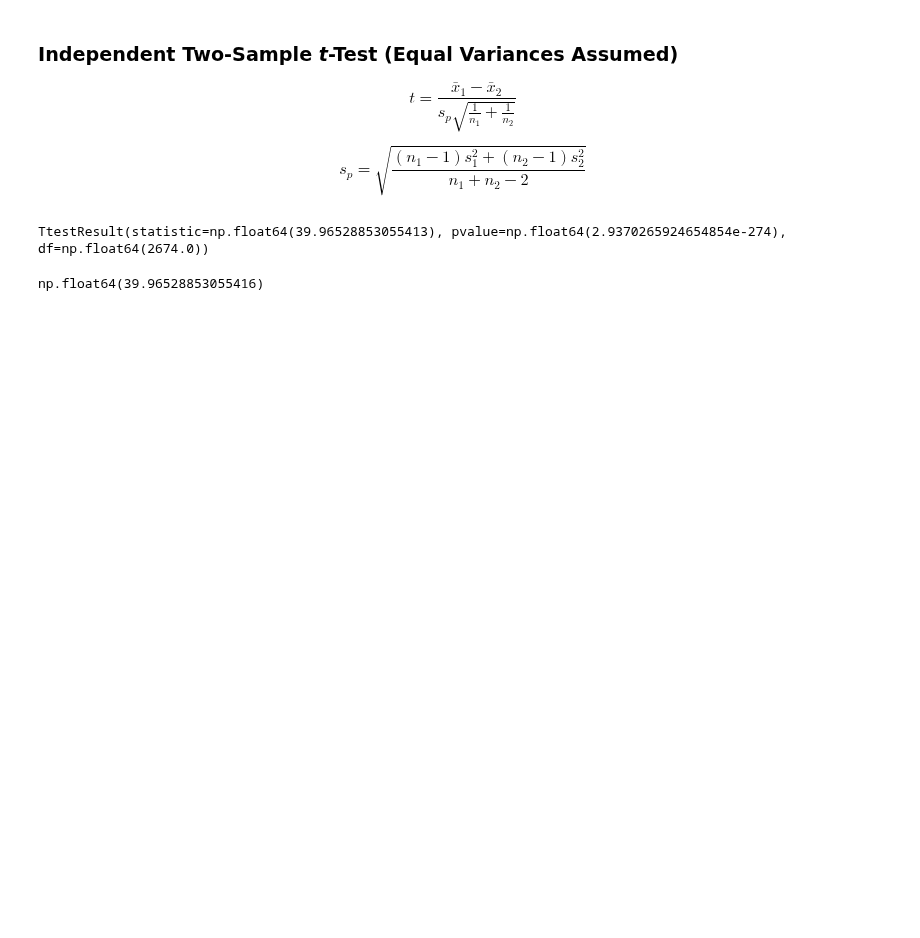
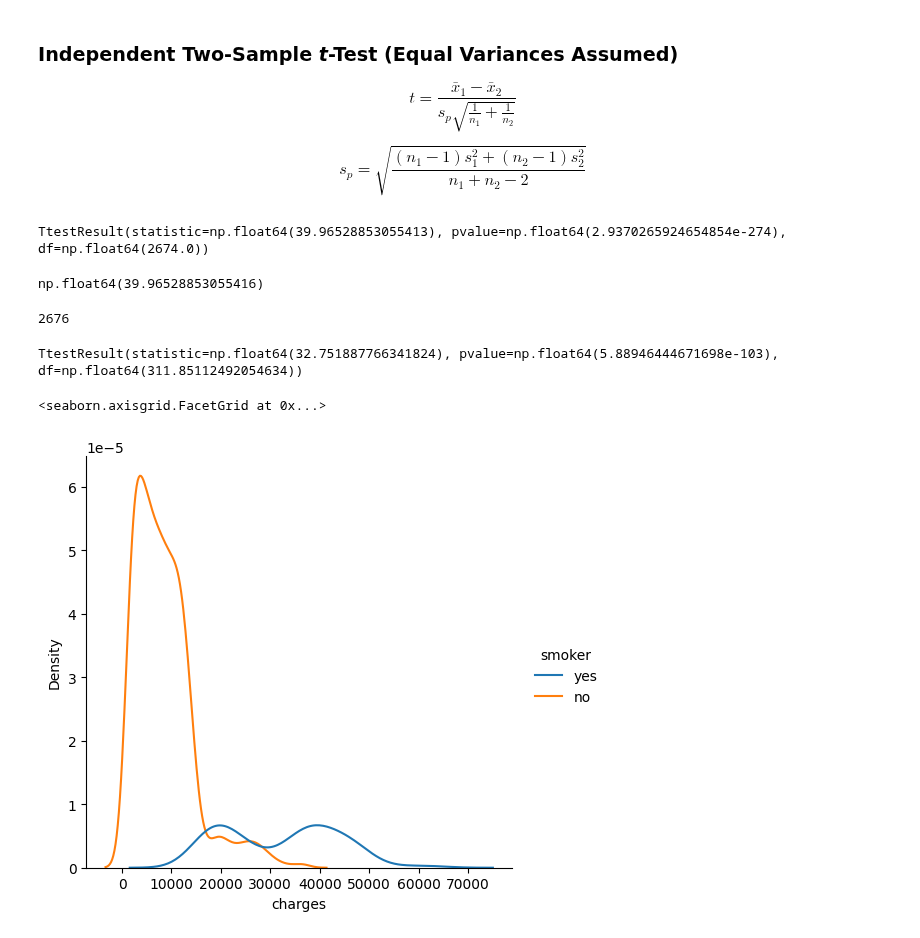
Before and after one commit to lewinskie254/eda, a Jupyter notebook: Categorical_to_Numeric.ipynb, the cells around one changed output. Cells and saved outputs as stored; diff of their text form; code cells hidden in the pictures; blank space fills up the shorter version.

Commit message:
KDE plots be the shit.

```diff
--- a/Categorical_to_Numeric.ipynb
+++ b/Categorical_to_Numeric.ipynb
@@ -54,3 +54,21 @@ t = (mean_charges - mean_age) / (sp * ((1/len(df.charges)) + (1/len(df.age)))**0
 t
 # %% [output]
 np.float64(39.96528853055416)
+# %%
+len(df.charges) * 2
+# %% [output]
+2676
+# %%
+group1 = df[df.smoker == 'yes']["charges"]
+group2 = df[df.smoker == 'no']["charges"]
+
+stats.ttest_ind(group1, group2, equal_var=False)
+# %% [output]
+TtestResult(statistic=np.float64(32.751887766341824), pvalue=np.float64(5.88946444671698e-103), df=np.float64(311.85112492054634))
+# %%
+#lets do a dist plot
+
+sns.displot(data=df, x="charges", hue="smoker", kind="kde")
+# %% [output]
+<seaborn.axisgrid.FacetGrid at 0x...>
+[figure, added]
```
Also changed, not shown: parts of 10 cells of this notebook.
